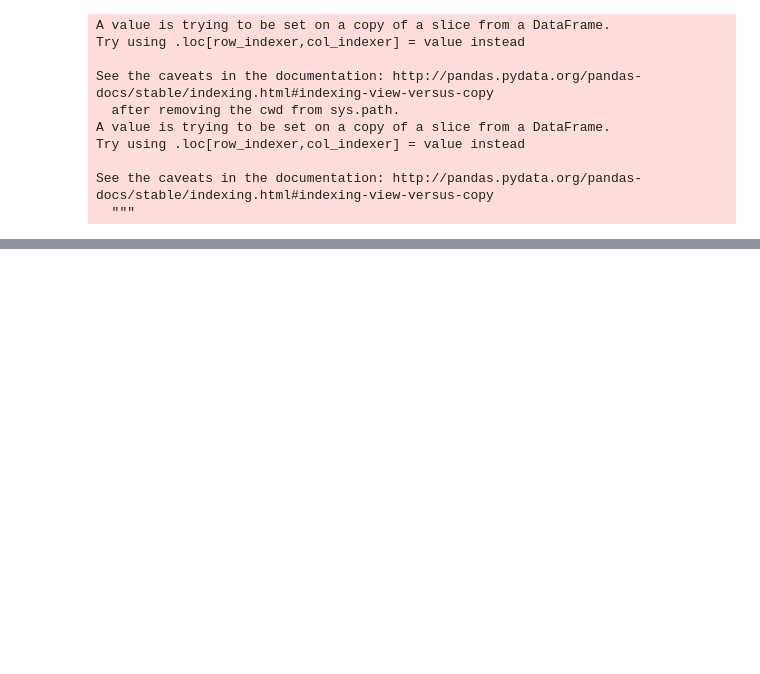
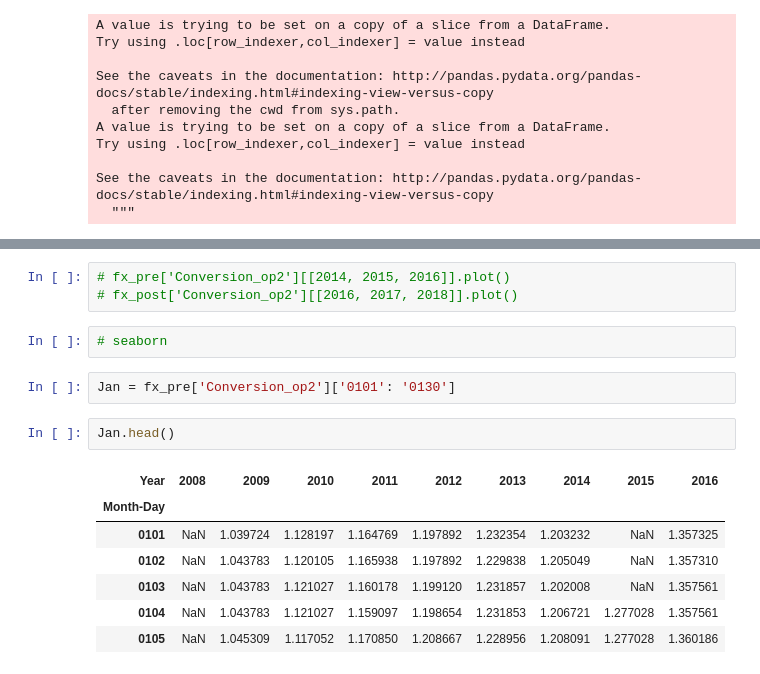
Before and after one commit to BESSRGIT/Spcd_Projects, a Jupyter notebook: FX_GBP_EUR_History.ipynb, the cells around one changed output, grey strips where cells are left out. Saved outputs shown, nothing was run; the diff lists cells and outputs as text; blank space fills up the shorter version.

```diff
--- a/FX_GBP_EUR_History.ipynb
+++ b/FX_GBP_EUR_History.ipynb
@@ -142,0 +173,17 @@ See the caveats in the documentation: http://pandas.pydata.org/pandas-docs/stabl
+# %%
+# fx_pre['Conversion_op2'][[2014, 2015, 2016]].plot()
+# fx_post['Conversion_op2'][[2016, 2017, 2018]].plot()
+# %%
+# seaborn
+# %%
+Jan = fx_pre['Conversion_op2']['0101': '0130']
+# %%
+Jan.head()
+# %% [output]
+| Year | 2008 | 2009 | 2010 | 2011 | 2012 | 2013 | 2014 | 2015 | 2016 |
+| Month-Day |  |  |  |  |  |  |  |  |  |
+| 0101 | NaN | 1.039724 | 1.128197 | 1.164769 | 1.197892 | 1.232354 | 1.203232 | NaN | 1.357325 |
+| 0102 | NaN | 1.043783 | 1.120105 | 1.165938 | 1.197892 | 1.229838 | 1.205049 | NaN | 1.357310 |
+| 0103 | NaN | 1.043783 | 1.121027 | 1.160178 | 1.199120 | 1.231857 | 1.202008 | NaN | 1.357561 |
+| 0104 | NaN | 1.043783 | 1.121027 | 1.159097 | 1.198654 | 1.231853 | 1.206721 | 1.277028 | 1.357561 |
+| 0105 | NaN | 1.045309 | 1.117052 | 1.170850 | 1.208667 | 1.228956 | 1.208091 | 1.277028 | 1.360186 |
```
Also changed, not shown: parts of 6 cells of this notebook.
